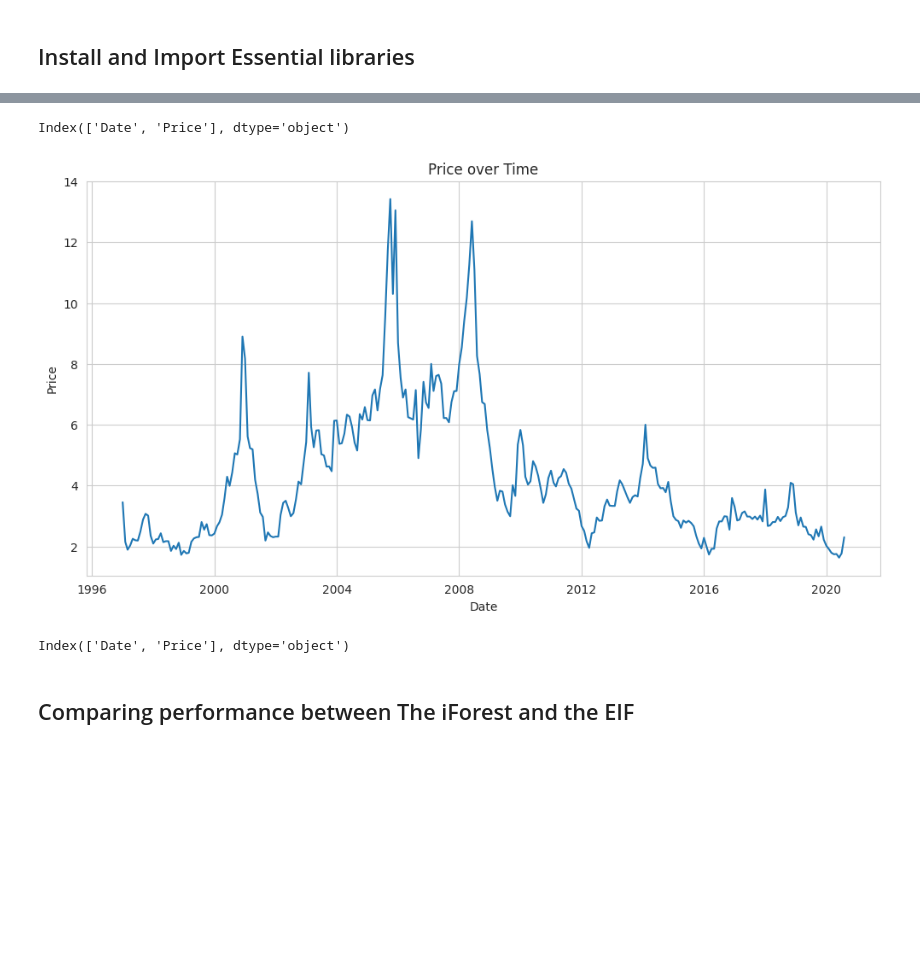
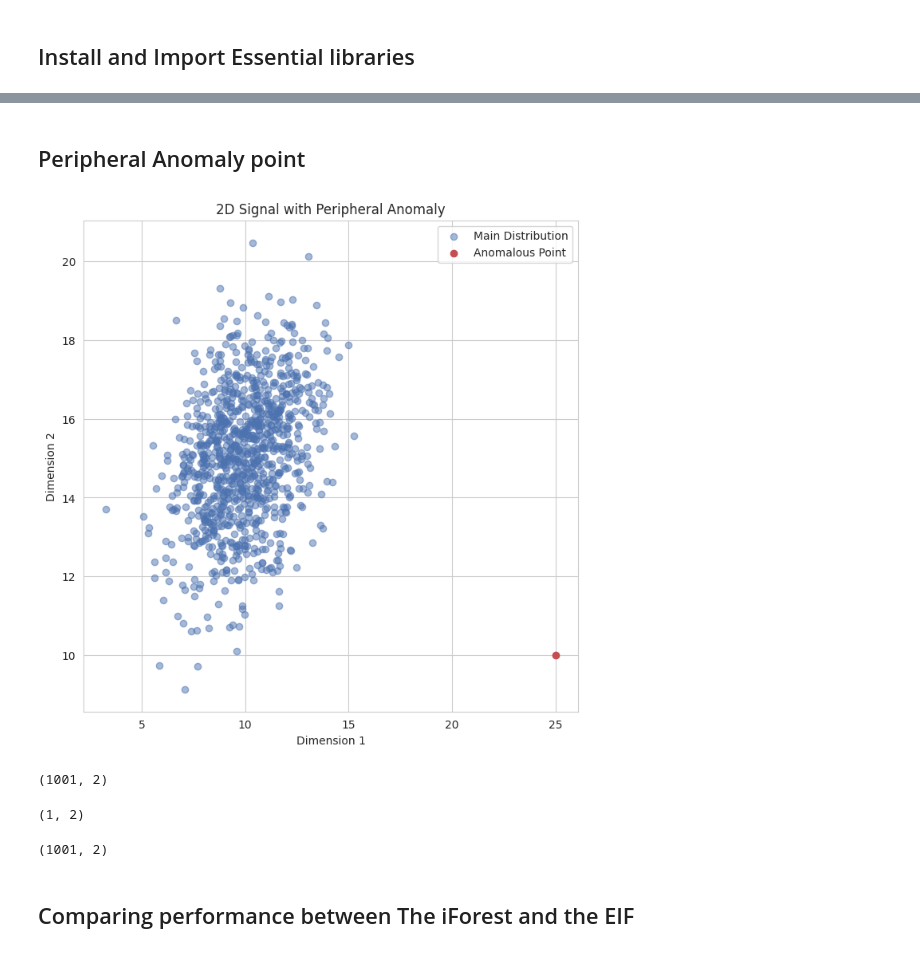
Before and after one commit to koussayinsat12/EIF, a Jupyter notebook: EIF.ipynb, the cells around one changed output, grey strips where cells are left out. Saved outputs shown, nothing was run; the diff lists cells and outputs as text; code cells hidden in the pictures; blank space fills up the shorter version.

```diff
--- a/EIF.ipynb
+++ b/EIF.ipynb
@@ -106,4 +32,0 @@ data.describe()
-# %%
-data.columns
-# %% [output]
-Index(['Date', 'Price'], dtype='object')
@@ -122,8 +33,26 @@ def plot(df):
-# %%
-plot(data)
-# %% [output]
-[figure, removed]
-# %%
-data.columns
-# %% [output]
-Index(['Date', 'Price'], dtype='object')
+# %% [markdown]
+## Peripheral Anomaly point
+# %%
+import numpy as np
+import matplotlib.pyplot as plt
+
+# Parameters for the main distribution
+main_mean = [10, 15]
+main_cov = [[3, 1], [1, 3]]
+num_points_main = 1000
+anomaly_value = [25, 10]
+
+main_distribution = np.random.multivariate_normal(main_mean, main_cov, num_points_main)
+
+anomaly_point = np.array([anomaly_value])
+plt.figure(figsize=(8, 8))
+plt.scatter(main_distribution[:, 0], main_distribution[:, 1], label="Main Distribution", color='b', alpha=0.5)
+plt.scatter(anomaly_point[:, 0], anomaly_point[:, 1], color='r', label="Anomalous Point")
+plt.xlabel("Dimension 1")
+plt.ylabel("Dimension 2")
+plt.legend()
+plt.title("2D Signal with Peripheral Anomaly")
+plt.grid(True)
+plt.show()
+# %% [output]
+[figure, added]
@@ -130,2 +61,14 @@ Index(['Date', 'Price'], dtype='object')
+# %%
+main_distribution.shape
+# %% [output]
+(1001, 2)
+# %%
+anomaly_point.shape
+# %% [output]
+(1, 2)
+# %%
+main_distribution.shape
+# %% [output]
+(1001, 2)
 # %% [markdown]
 ## Comparing performance between The iForest and the EIF
```
Also changed, not shown: parts of 52 cells of this notebook.
